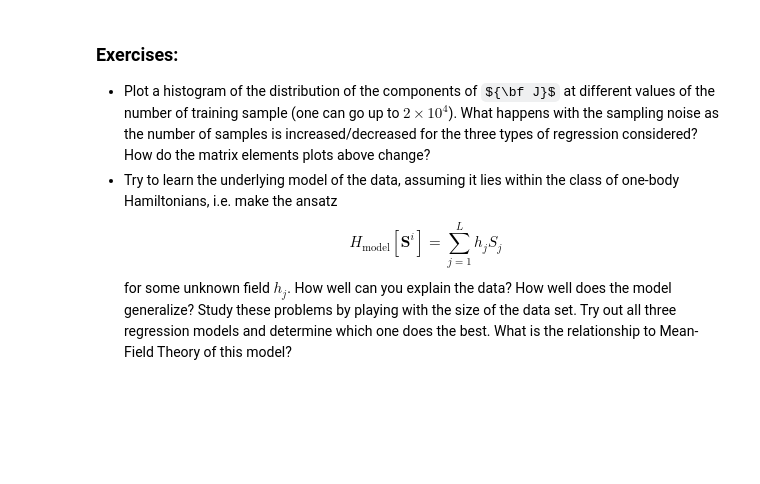
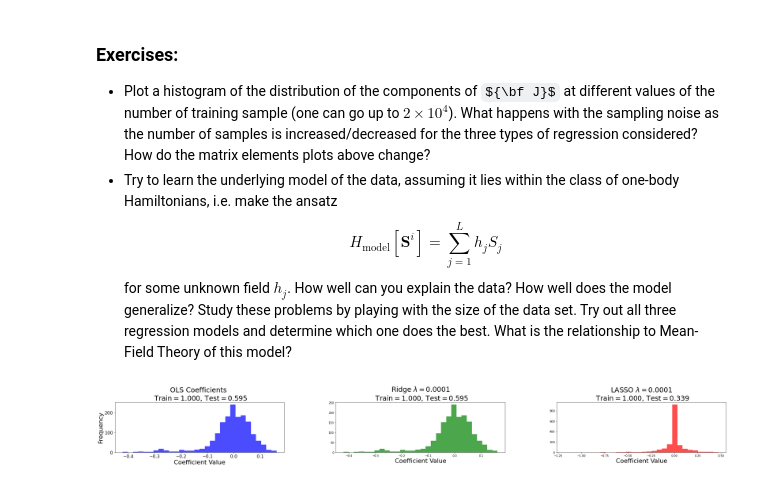
Before and after one commit to PaulD273/Machine_learning, a Jupyter notebook: Mehta review/Note4/NB_CVI-linreg_ising.ipynb, the cells around one changed output. Drawn from its saved outputs; the diff is of its cells as text; code cells hidden in the pictures; some formulas as TeX source; blank space fills up the shorter version.

```diff
--- a/Mehta review/Note4/NB_CVI-linreg_ising.ipynb
+++ b/Mehta review/Note4/NB_CVI-linreg_ising.ipynb
@@ -246,3 +266,97 @@ __Gauge degrees of freedom__: recall that the uniform nearest-neighbor interacti
 $$H_\mathrm{model}[\boldsymbol{S}^i] = \sum_{j=1}^L h_jS_{j}$$
 for some unknown field $h_j$. How well can you explain the data? How well does the model generalize? Study these problems by playing with the size of the data set. Try out all three regression models and determine which one does the best. What is the relationship to Mean-Field Theory of this model?
 </ul>
+# %%
+from sklearn import linear_model
+import matplotlib.pyplot as plt
+from mpl_toolkits.axes_grid1 import make_axes_locatable
+import seaborn
+import matplotlib.gridspec as gridspec
+%matplotlib inline
+
+# set up Lasso and Ridge Regression models
+leastsq=linear_model.LinearRegression()
+ridge=linear_model.Ridge()
+lasso = linear_model.Lasso()
+
+# define error lists
+train_errors_leastsq = []
+test_errors_leastsq = []
+
+train_errors_ridge = []
+test_errors_ridge = []
+
+train_errors_lasso = []
+test_errors_lasso = []
+
+# set regularisation strength values
+lmbdas = np.logspace(-4, 5, 10)
+
+#Initialize coeffficients for ridge regression and Lasso
+coefs_leastsq = []
+coefs_ridge = []
+coefs_lasso=[]
+
+for lmbda in lmbdas:
+
+    ### ordinary least squares
+    leastsq.fit(X_train, Y_train) # fit model
+    coefs_leastsq.append(leastsq.coef_) # store weights
+    # use the coefficient of determination R^2 as the performance of prediction.
+    train_errors_leastsq.append(leastsq.score(X_train, Y_train))
+    test_errors_leastsq.append(leastsq.score(X_test,Y_test))
+
+    ### apply RIDGE regression
+    ridge.set_params(alpha=lmbda) # set regularisation parameter
+    ridge.fit(X_train, Y_train) # fit model
+    coefs_ridge.append(ridge.coef_) # store weights
+    # use the coefficient of determination R^2 as the performance of prediction.
+    train_errors_ridge.append(ridge.score(X_train, Y_train))
+    test_errors_ridge.append(ridge.score(X_test,Y_test))
+
+    ### apply LASSO regression
+    lasso.set_params(alpha=lmbda) # set regularisation parameter
+    lasso.fit(X_train, Y_train) # fit model
+    coefs_lasso.append(lasso.coef_) # store weights
+    # use the coefficient of determination R^2 as the performance of prediction.
+    train_errors_lasso.append(lasso.score(X_train, Y_train))
+    test_errors_lasso.append(lasso.score(X_test,Y_test))
+
+    ### plot Ising interaction J
+    J_leastsq=np.array(leastsq.coef_).reshape((L,L))
+    J_ridge=np.array(ridge.coef_).reshape((L,L))
+    J_lasso=np.array(lasso.coef_).reshape((L,L))
+
+    cmap_args=dict(vmin=-1., vmax=1., cmap='seismic')
+
+
+    fig = plt.figure(figsize=(18, 8))
+    gs = gridspec.GridSpec(2, 4, width_ratios=[1, 1, 1, 0.05], height_ratios=[1, 1])
+    plt.subplots_adjust(wspace=0.4, hspace=0.4)
+
+
+    ax4 = plt.subplot(gs[1, 0])
+    ax4.hist(J_leastsq.ravel(), bins=30, color='blue', alpha=0.7)
+    ax4.set_title('OLS Coefficients \n Train$=%.3f$, Test$=%.3f$'%(train_errors_leastsq[-1], test_errors_leastsq[-1]),fontsize=25)
+    ax4.tick_params(labelsize=16)
+    ax4.set_xlabel("Coefficient Value",fontsize=22)
+    ax4.set_ylabel("Frequency",fontsize=22)
+
+    ax5 = plt.subplot(gs[1, 1])
+    ax5.hist(J_ridge.ravel(), bins=30, color='green', alpha=0.7)
+    ax5.set_title('Ridge $\lambda=%.4f$\n Train$=%.3f$, Test$=%.3f$' %(lmbda,train_errors_ridge[-1],test_errors_ridge[-1]),fontsize=25)
+    ax5.set_xlabel("Coefficient Value",fontsize=22)
+
+    ax6 = plt.subplot(gs[1, 2])
+    ax6.hist(J_lasso.ravel(), bins=30, color='red', alpha=0.7)
+    ax6.set_title('LASSO $\lambda=%.4f$\n Train$=%.3f$, Test$=%.3f$' %(lmbda,train_errors_lasso[-1],test_errors_lasso[-1]),fontsize=25)
+    ax6.set_xlabel("Coefficient Value",fontsize=22)
+
+    divider = make_axes_locatable(axarr[2])
+    cax = divider.append_axes("right", size="5%", pad=0.05)
+
+    fig.subplots_adjust(right=2.0)
+
+    plt.show()
+# %% [output]
+[figure, added]
```
Also changed, not shown: parts of 8 cells of this notebook, 1 other file.
